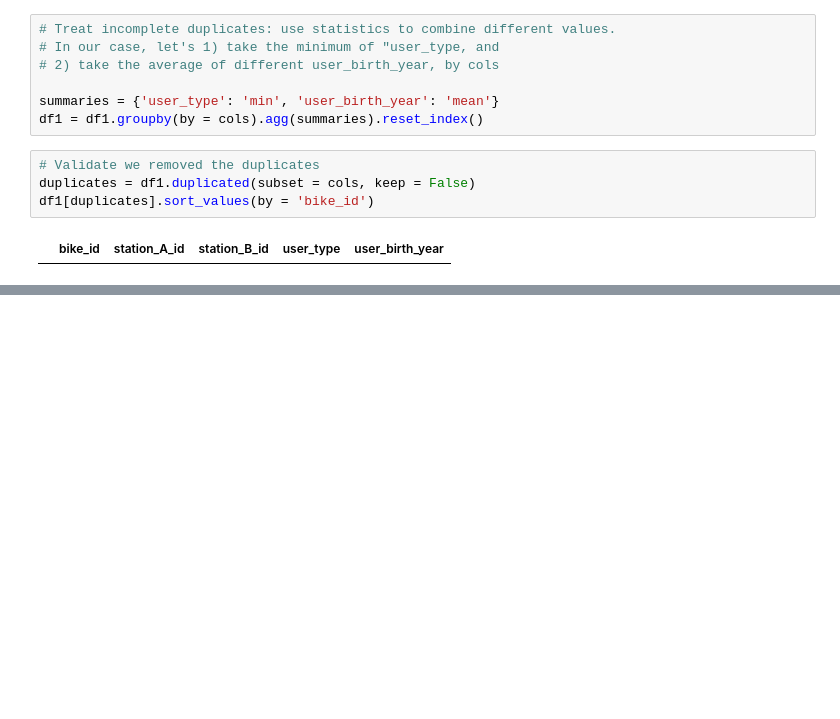
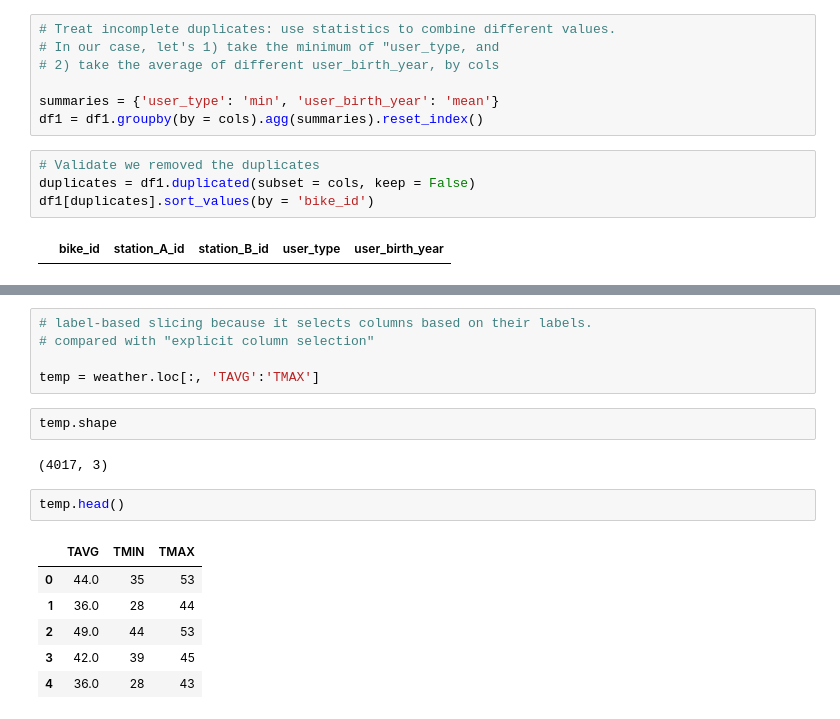
Before and after one commit to naid3n/DataCamp_Courses, a Jupyter notebook: DataCamp_Data_Engineering/DataCamp_DE_Associate_Certificate_Prep/Competency_2_Data_Management_in_Python.ipynb, the cells around one changed output, grey strips where cells are left out. Saved outputs shown, nothing was run; the diff lists cells and outputs as text; blank space fills up the shorter version.

```diff
--- a/DataCamp_Data_Engineering/DataCamp_DE_Associate_Certificate_Prep/Competency_2_Data_Management_in_Python.ipynb
+++ b/DataCamp_Data_Engineering/DataCamp_DE_Associate_Certificate_Prep/Competency_2_Data_Management_in_Python.ipynb
@@ -644,0 +774,18 @@ df1[duplicates].sort_values(by = 'bike_id')
+# %%
+# label-based slicing because it selects columns based on their labels.
+# compared with "explicit column selection"
+
+temp = weather.loc[:, 'TAVG':'TMAX']
+# %%
+temp.shape
+# %% [output]
+(4017, 3)
+# %%
+temp.head()
+# %% [output]
+|  | TAVG | TMIN | TMAX |
+| 0 | 44.0 | 35 | 53 |
+| 1 | 36.0 | 28 | 44 |
+| 2 | 49.0 | 44 | 53 |
+| 3 | 42.0 | 39 | 45 |
+| 4 | 36.0 | 28 | 43 |
```
Also changed, not shown: parts of 42 cells of this notebook.
